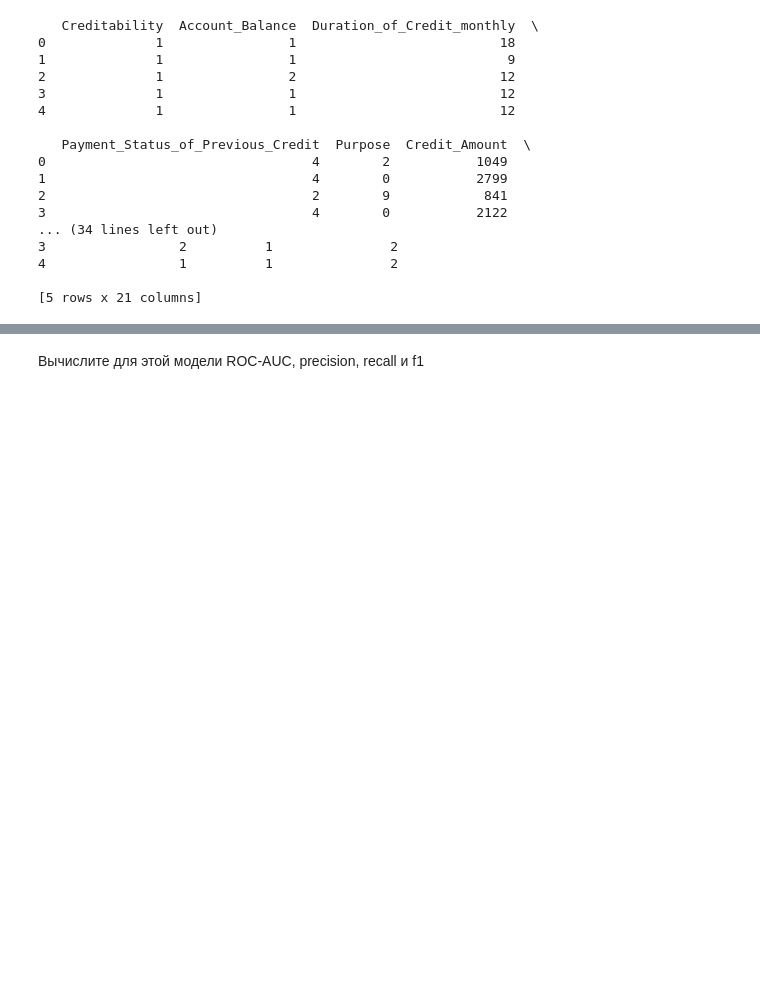
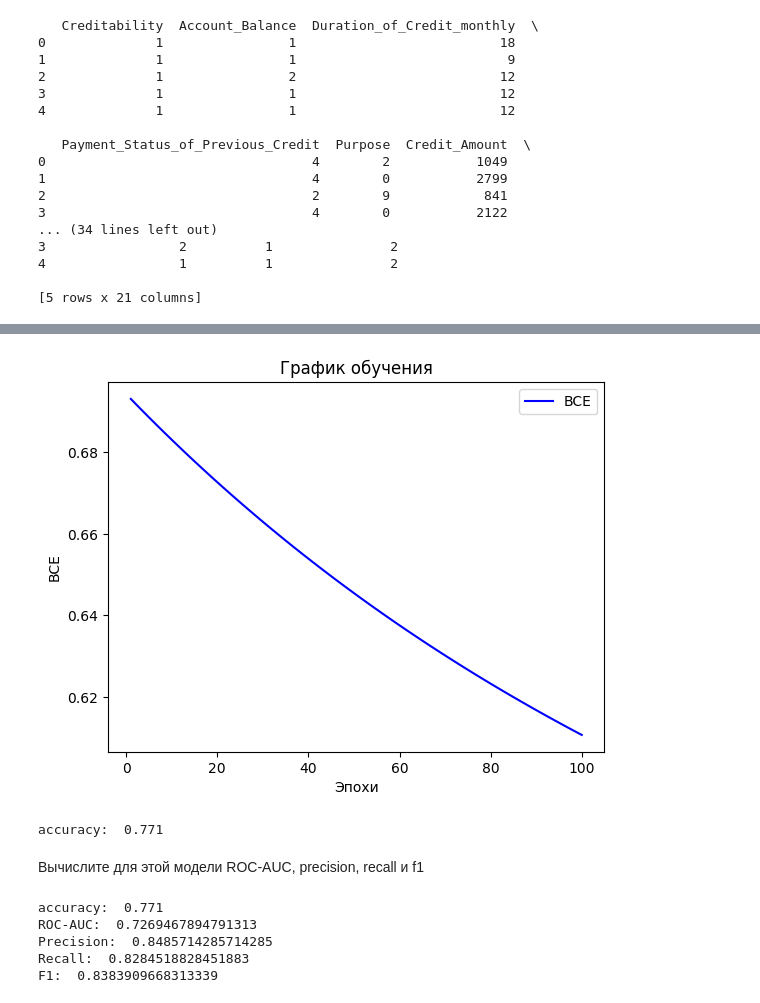
Before and after one commit to MaxTim3/lab3, a Jupyter notebook: Линейная модель и градиентный спуск.ipynb, the cells around one changed output, grey strips where cells are left out. Cells and saved outputs as stored; diff of their text form; code cells hidden in the pictures; blank space fills up the shorter version.

```diff
--- a/Линейная модель и градиентный спуск.ipynb
+++ b/Линейная модель и градиентный спуск.ipynb
@@ -267,29 +285,47 @@ print(data.describe())
 # %%
 # Вычислите среднее по столбцам.
-mean = ?
+mean = X.mean(axis = 0)
 
-# Вычислите стандартное отклонение по столбцам.
-std = ?
+# # Вычислите стандартное отклонение по столбцам.
+std = X.std(axis = 0)
 
 # Нормализуйте данные по столбцам (стандартное масштабирование).
-normalized_X = ?
+normalized_X = (X - mean) / std
 # %%
-lc = LinearClassifier(num_features=?)
-history = lc.fit(?)
+lc = LinearClassifier(num_features=X.shape[1])
+history = lc.fit(normalized_X, Y)
 # %%
 epochs = range(1, len(history) + 1)
 
 # Постройте график обучения.
-plt.plot(?, ?, 'b', label='BCE')
+plt.plot(epochs, history, 'b', label='BCE')
 plt.title('График обучения')
 plt.xlabel('Эпохи')
 plt.ylabel('BCE')
 plt.legend()
 
 # Отобразите график.
 plt.show()
+# %% [output]
+[figure, added]
 # %%
 pred = lc.predict(normalized_X)
 print('accuracy: ', (pred == Y).sum() / len(Y))
+# %% [output]
+accuracy:  0.771
 # %% [markdown]
 Вычислите для этой модели ROC-AUC, precision, recall и f1
+# %%
+from sklearn.metrics import roc_auc_score, precision_score, recall_score, f1_score
+pred = lc.predict(normalized_X)
+print('accuracy: ', (pred == Y).sum() / len(Y))
+print('ROC-AUC: ', roc_auc_score(pred, Y))
+print('Precision: ', precision_score(pred, Y))
+print('Recall: ', recall_score(pred, Y))
+print('F1: ', f1_score(pred, Y))
+# %% [output]
+accuracy:  0.771
+ROC-AUC:  0.7269467894791313
+Precision:  0.8485714285714285
+Recall:  0.8284518828451883
+F1:  0.8383909668313339
```
Also changed, not shown: parts of 1 cell of this notebook.
